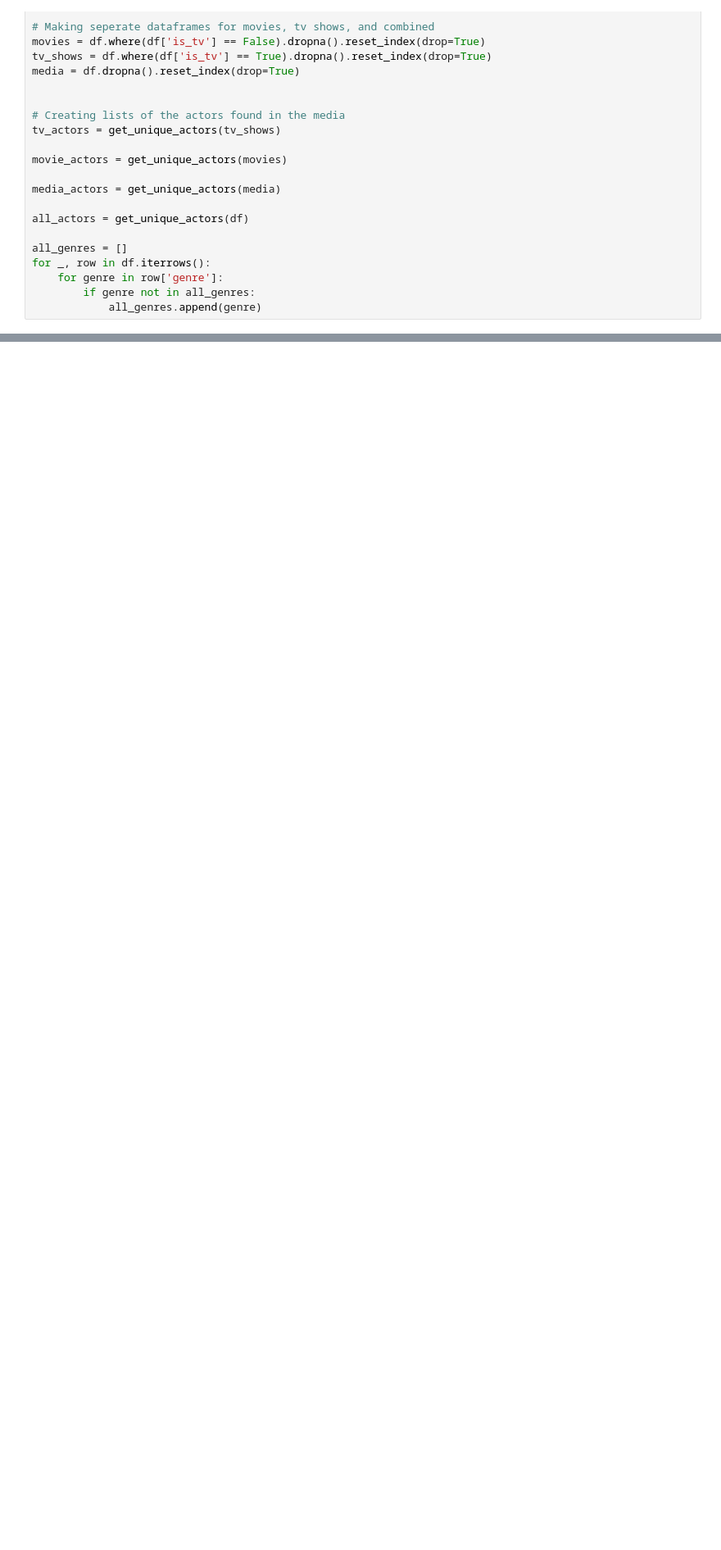
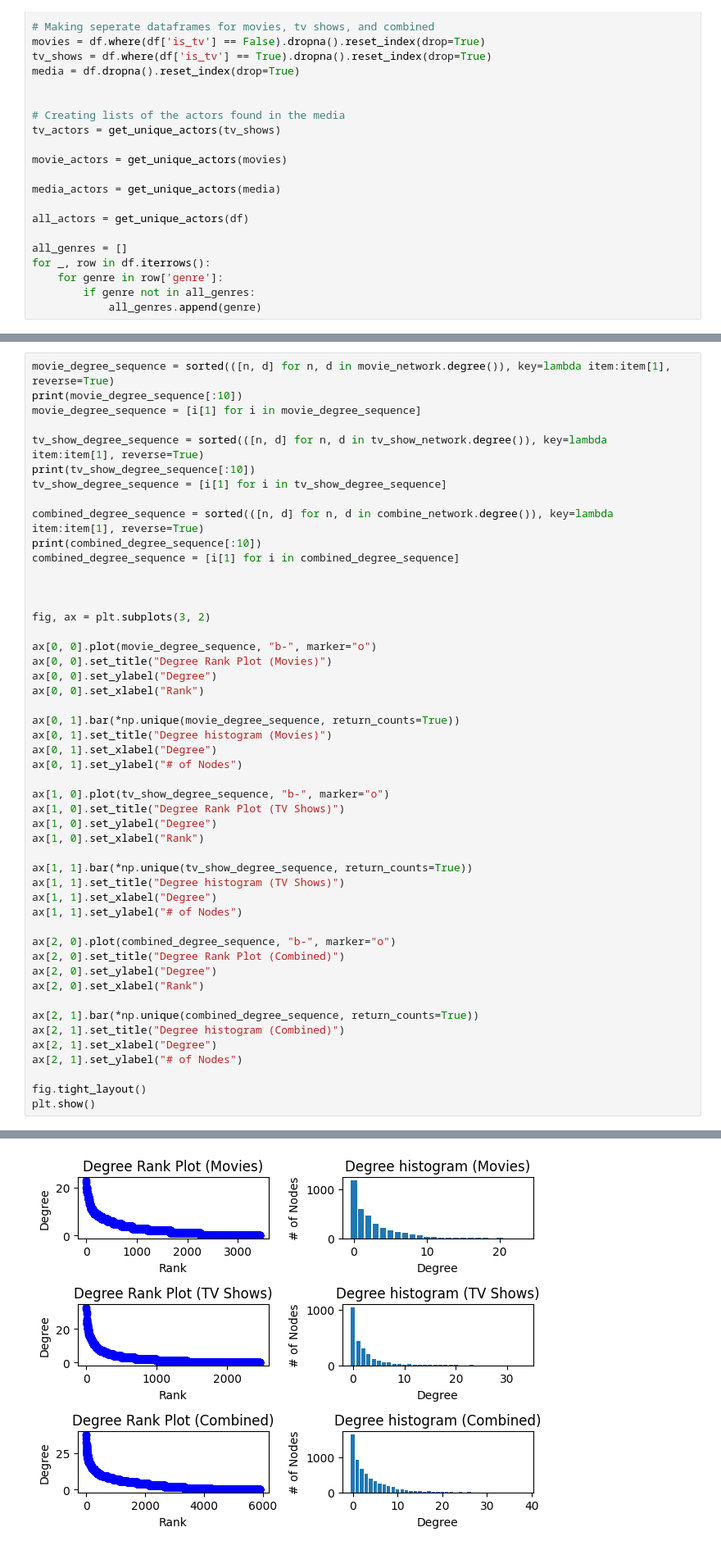
Before and after one commit to izzzzzzzzzzy/Netflix-Movies-Analysis, a Jupyter notebook: movie-analysis.ipynb, the cells around one changed output, grey strips where cells are left out. Shown at 82% size. Drawn from its saved outputs; the diff is of its cells as text; blank space fills up the shorter version.

```diff
--- a/movie-analysis.ipynb
+++ b/movie-analysis.ipynb
@@ -203,0 +192,50 @@ print(movie_network.degree['Jumanji: Welcome to the Jungle'])
+# %%
+movie_degree_sequence = sorted(([n, d] for n, d in movie_network.degree()), key=lambda item:item[1], reverse=True)
+print(movie_degree_sequence[:10])
+movie_degree_sequence = [i[1] for i in movie_degree_sequence]
+
+tv_show_degree_sequence = sorted(([n, d] for n, d in tv_show_network.degree()), key=lambda item:item[1], reverse=True)
+print(tv_show_degree_sequence[:10])
+tv_show_degree_sequence = [i[1] for i in tv_show_degree_sequence]
+
+combined_degree_sequence = sorted(([n, d] for n, d in combine_network.degree()), key=lambda item:item[1], reverse=True)
+print(combined_degree_sequence[:10])
+combined_degree_sequence = [i[1] for i in combined_degree_sequence]
+
+
+
+fig, ax = plt.subplots(3, 2)
+
+ax[0, 0].plot(movie_degree_sequence, "b-", marker="o")
+ax[0, 0].set_title("Degree Rank Plot (Movies)")
+ax[0, 0].set_ylabel("Degree")
+ax[0, 0].set_xlabel("Rank")
+
+ax[0, 1].bar(*np.unique(movie_degree_sequence, return_counts=True))
+ax[0, 1].set_title("Degree histogram (Movies)")
+ax[0, 1].set_xlabel("Degree")
+ax[0, 1].set_ylabel("# of Nodes")
+
+ax[1, 0].plot(tv_show_degree_sequence, "b-", marker="o")
+ax[1, 0].set_title("Degree Rank Plot (TV Shows)")
+ax[1, 0].set_ylabel("Degree")
+ax[1, 0].set_xlabel("Rank")
+
+ax[1, 1].bar(*np.unique(tv_show_degree_sequence, return_counts=True))
+ax[1, 1].set_title("Degree histogram (TV Shows)")
+ax[1, 1].set_xlabel("Degree")
+ax[1, 1].set_ylabel("# of Nodes")
+
+ax[2, 0].plot(combined_degree_sequence, "b-", marker="o")
+ax[2, 0].set_title("Degree Rank Plot (Combined)")
+ax[2, 0].set_ylabel("Degree")
+ax[2, 0].set_xlabel("Rank")
+
+ax[2, 1].bar(*np.unique(combined_degree_sequence, return_counts=True))
+ax[2, 1].set_title("Degree histogram (Combined)")
+ax[2, 1].set_xlabel("Degree")
+ax[2, 1].set_ylabel("# of Nodes")
+
+fig.tight_layout()
+plt.show()
+# %% [output]
@@ -204,3 +245,4 @@ print(movie_network.degree['Jumanji: Welcome to the Jungle'])
+[figure, added]
 # %%
 # Media Visualization of Actors with Shared Media
 
```
Also changed, not shown: parts of 10 cells of this notebook, 6 other files.
